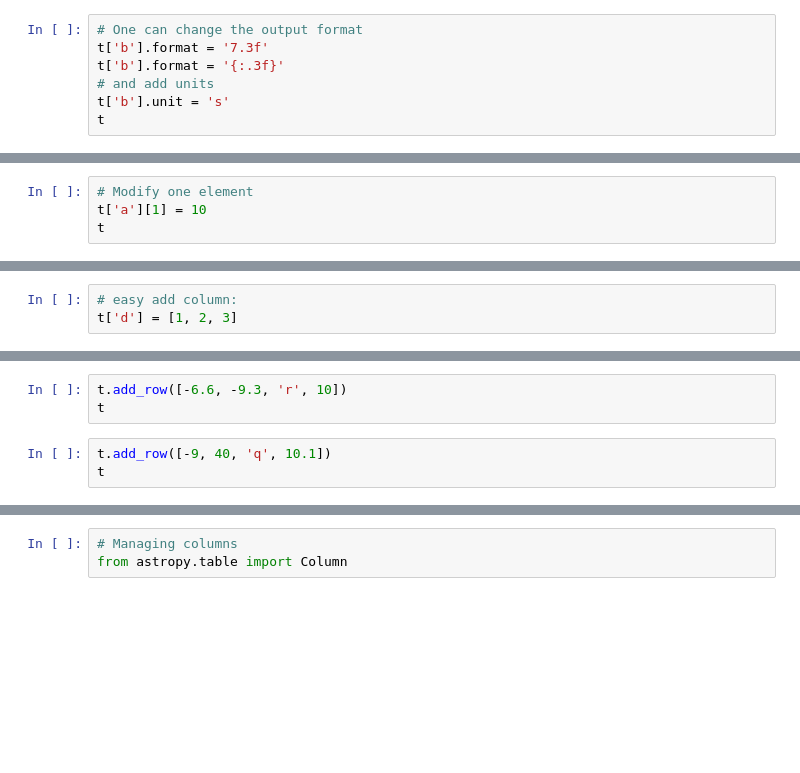
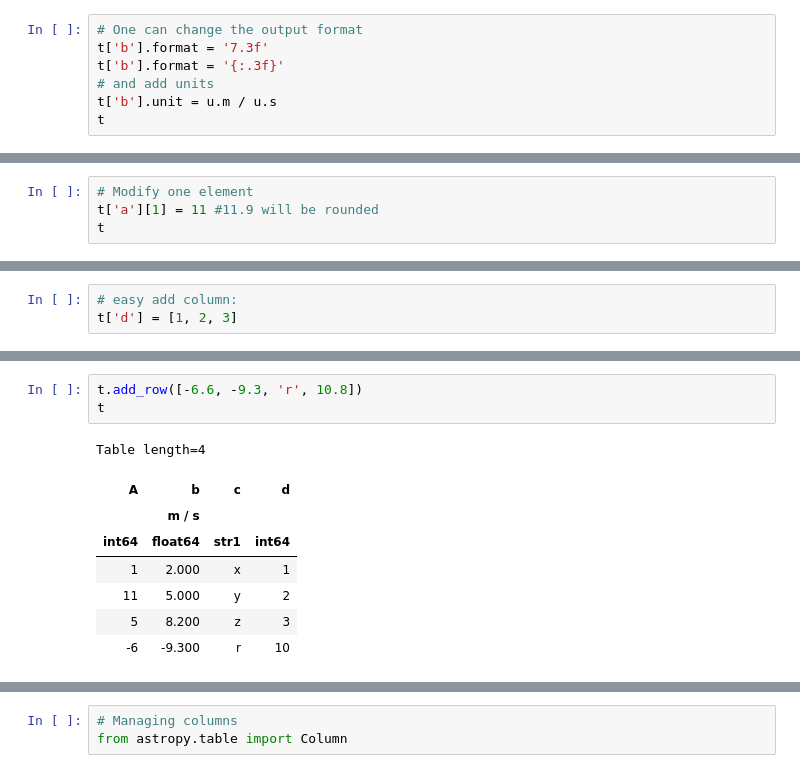
Before and after one commit to Morisset/Python-lectures-Notebooks, a Jupyter notebook: Notebooks/Using_astropy.ipynb, the cells around one changed output, grey strips where cells are left out. Saved outputs shown, nothing was run; the diff lists cells and outputs as text; blank space fills up the shorter version.

```diff
--- a/Notebooks/Using_astropy.ipynb
+++ b/Notebooks/Using_astropy.ipynb
@@ -137,5 +224,5 @@ t
 t['b'].format = '7.3f'
 t['b'].format = '{:.3f}'
 # and add units
-t['b'].unit = 's'
+t['b'].unit = u.m / u.s
 t
@@ -154,4 +255,4 @@ t['a'][1]
 # %%
 # Modify one element
-t['a'][1] = 10
+t['a'][1] = 11 #11.9 will be rounded
 t
@@ -166,9 +291,15 @@ t
 # %%
-t.add_row([-6.6, -9.3, 'r', 10])
+t.add_row([-6.6, -9.3, 'r', 10.8])
 t
+# %% [output]
+Table length=4
+| A | b | c | d |
+|  | m / s |  |  |
+| int64 | float64 | str1 | int64 |
+| 1 | 2.000 | x | 1 |
+| 11 | 5.000 | y | 2 |
+| 5 | 8.200 | z | 3 |
+| -6 | -9.300 | r | 10 |
-# %%
-t.add_row([-9, 40, 'q', 10.1])
-t
 # %%
 # Masked values
 t2 = Table(t, masked=True)
```
Also changed, not shown: parts of 86 cells of this notebook, 3 other files.
